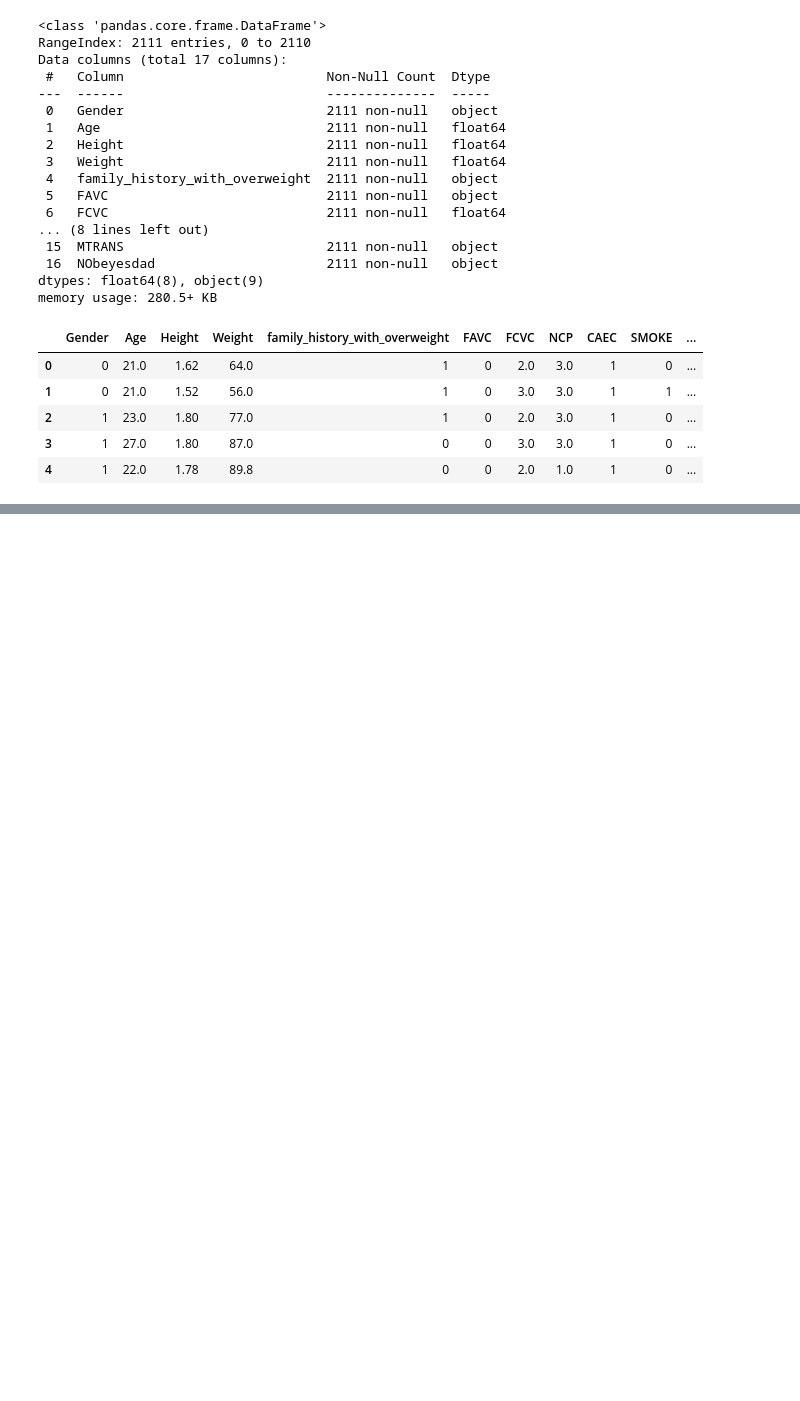
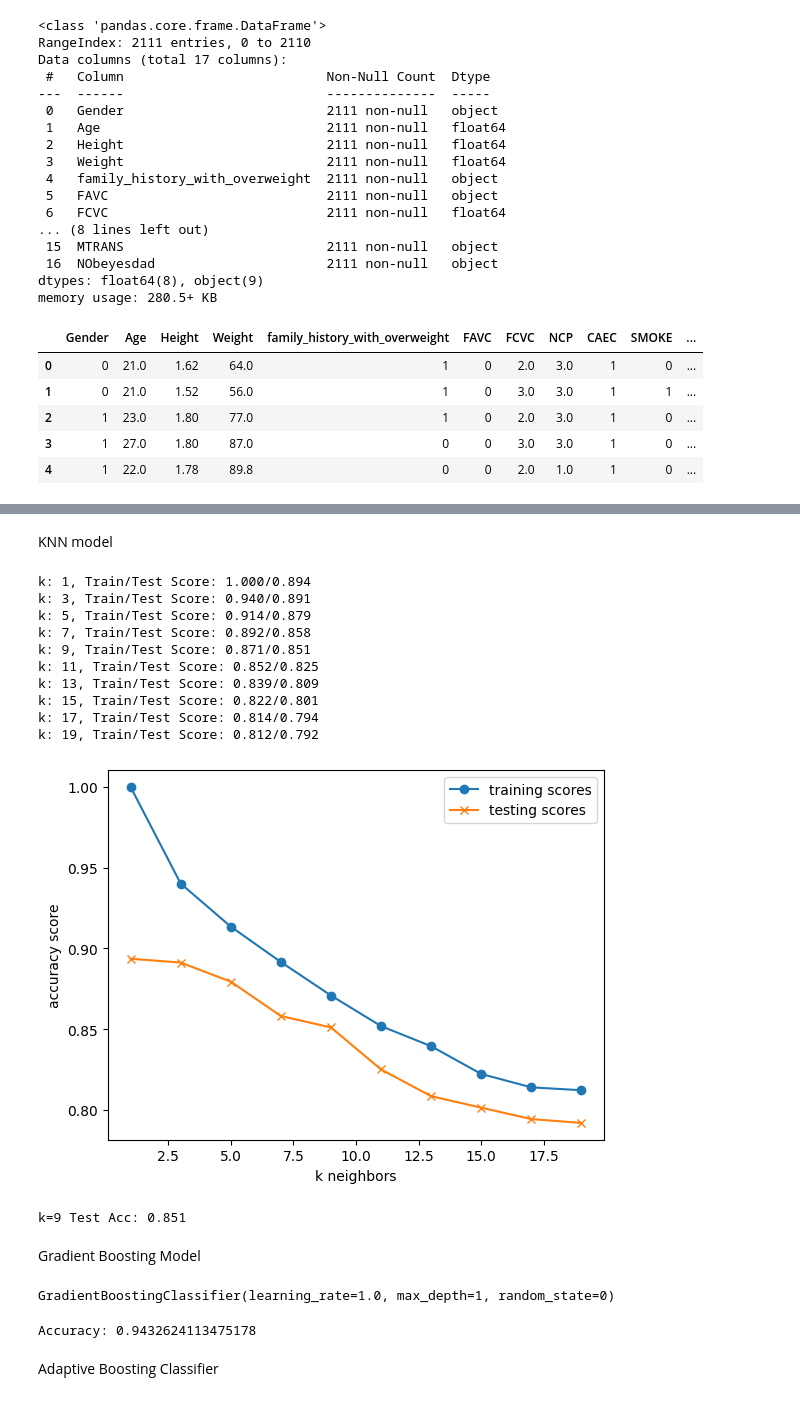
Before and after one commit to njaunick/Project-2-Group-4, a Jupyter notebook: obesity.ipynb, the cells around one changed output, grey strips where cells are left out. Saved outputs shown, nothing was run; the diff lists cells and outputs as text; code cells hidden in the pictures; blank space fills up the shorter version.

```diff
--- a/obesity.ipynb
+++ b/obesity.ipynb
@@ -104,7 +107,7 @@ str_to_int = {
         'Sometimes': 1,
         'Frequently': 2,
         'Always': 3,
-        'Insufficient_Weigh': 0,
+        'Insufficient_Weight': 0,
         'Normal_Weight': 1,
         'Overweight_Level_I': 2,
         'Overweight_Level_II': 3,
@@ -157,0 +180,5 @@ X_train, X_test, y_train, y_test = train_test_split(X, y, test_size=0.2, random_
+# %%
+# Logistic Regression Model
+lr = LogisticRegression()
+lr.fit(X_train, y_train)
+y_pred = lr.predict(X_test)
@@ -157,0 +251,58 @@ X_train, X_test, y_train, y_test = train_test_split(X, y, test_size=0.2, random_
+# %% [markdown]
+KNN model
+# %%
+train_scores = []
+test_scores = []
+for k in range(1, 20, 2):
+    knn = KNeighborsClassifier(n_neighbors=k)
+    knn.fit(X_train, y_train)
+    train_score = knn.score(X_train, y_train)
+    test_score = knn.score(X_test, y_test)
+    train_scores.append(train_score)
+    test_scores.append(test_score)
+    print(f"k: {k}, Train/Test Score: {train_score:.3f}/{test_score:.3f}")
+
+# Plot the results
+plt.plot(range(1, 20, 2), train_scores, marker='o', label="training scores")
+plt.plot(range(1, 20, 2), test_scores, marker="x", label="testing scores")
+plt.xlabel("k neighbors")
+plt.ylabel("accuracy score")
+plt.legend()
+plt.show()
+# %% [output]
+k: 1, Train/Test Score: 1.000/0.894
+k: 3, Train/Test Score: 0.940/0.891
+k: 5, Train/Test Score: 0.914/0.879
+k: 7, Train/Test Score: 0.892/0.858
+k: 9, Train/Test Score: 0.871/0.851
+k: 11, Train/Test Score: 0.852/0.825
+k: 13, Train/Test Score: 0.839/0.809
+k: 15, Train/Test Score: 0.822/0.801
+k: 17, Train/Test Score: 0.814/0.794
+k: 19, Train/Test Score: 0.812/0.792
+[figure, added]
+# %%
+# Choose the best k, and refit the KNN classifier by using that k value.
+# Note that k: 9 provides the best accuracy where the classifier starts to stablize
+knn = KNeighborsClassifier(n_neighbors=9)
+knn.fit(X_train, y_train)
+
+# Print the score for the test data.
+print('k=9 Test Acc: %.3f' % knn.score(X_test, y_test))
+# %% [output]
+k=9 Test Acc: 0.851
+# %% [markdown]
+Gradient Boosting Model
+# %%
+# Training the Gradient Boosting
+gb = GradientBoostingClassifier(n_estimators=100, learning_rate=1.0, max_depth=1, random_state=0)
+gb.fit(X_train, y_train)
+# %% [output]
+GradientBoostingClassifier(learning_rate=1.0, max_depth=1, random_state=0)
+# %%
+# Evaluate the model
+print("Accuracy:", gb.score(X_test, y_test))
+# %% [output]
+Accuracy: 0.9432624113475178
+# %% [markdown]
+Adaptive Boosting Classifier
```
Also changed, not shown: parts of 22 cells of this notebook.
